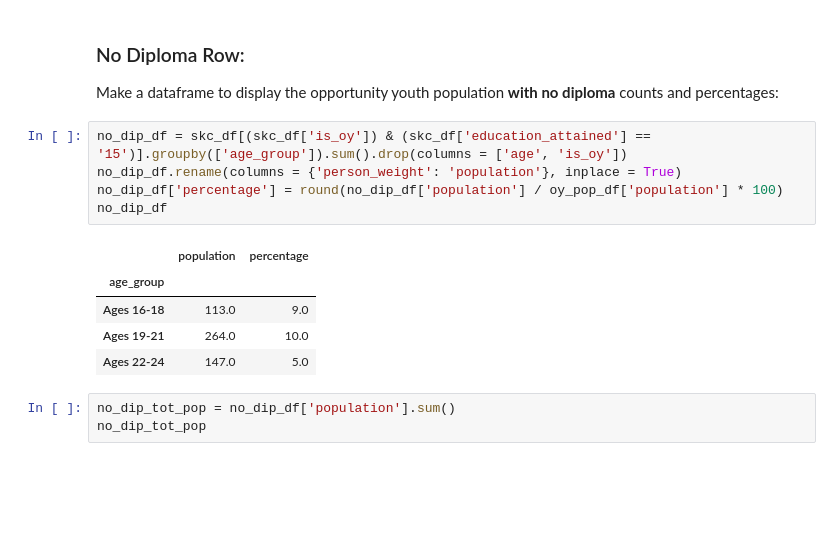
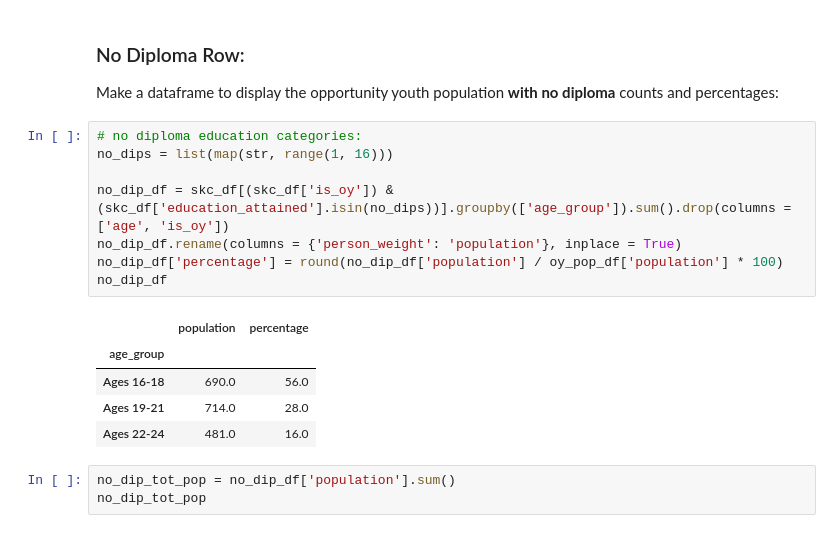
Before and after one commit to lecritch/mod-1-project-chicago-seattle-ds-051120, a Jupyter notebook: notebooks/exploratory/08_pt3_values_lc.ipynb, the cells around one changed output. Saved outputs shown, nothing was run; the diff lists cells and outputs as text; blank space fills up the shorter version.

```diff
--- a/notebooks/exploratory/08_pt3_values_lc.ipynb
+++ b/notebooks/exploratory/08_pt3_values_lc.ipynb
@@ -195,16 +195,19 @@ oy_tot_pop
 ### No Diploma Row:
 Make a dataframe to display the opportunity youth population **with no diploma** counts and percentages:
 # %%
-no_dip_df = skc_df[(skc_df['is_oy']) & (skc_df['education_attained'] == '15')].groupby(['age_group']).sum().drop(columns = ['age', 'is_oy'])
+# no diploma education categories:
+no_dips = list(map(str, range(1, 16)))
+
+no_dip_df = skc_df[(skc_df['is_oy']) & (skc_df['education_attained'].isin(no_dips))].groupby(['age_group']).sum().drop(columns = ['age', 'is_oy'])
 no_dip_df.rename(columns = {'person_weight': 'population'}, inplace = True)
 no_dip_df['percentage'] = round(no_dip_df['population'] / oy_pop_df['population'] * 100)
 no_dip_df
 # %% [output]
 |  | population | percentage |
 | age_group |  |  |
-| Ages 16-18 | 113.0 | 9.0 |
-| Ages 19-21 | 264.0 | 10.0 |
-| Ages 22-24 | 147.0 | 5.0 |
+| Ages 16-18 | 690.0 | 56.0 |
+| Ages 19-21 | 714.0 | 28.0 |
+| Ages 22-24 | 481.0 | 16.0 |
 # %%
 no_dip_tot_pop = no_dip_df['population'].sum()
 no_dip_tot_pop
```
Also changed, not shown: parts of 3 cells of this notebook.
